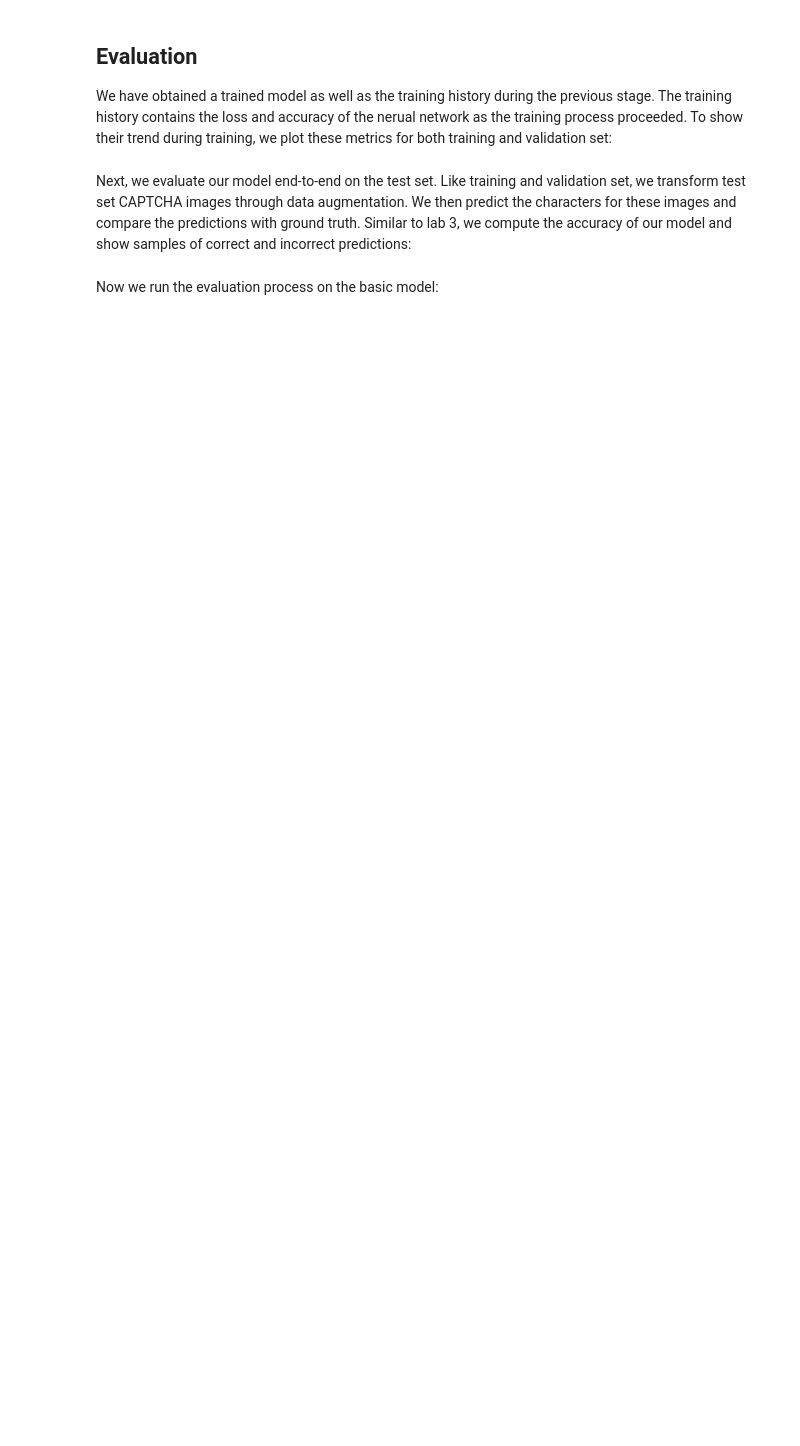
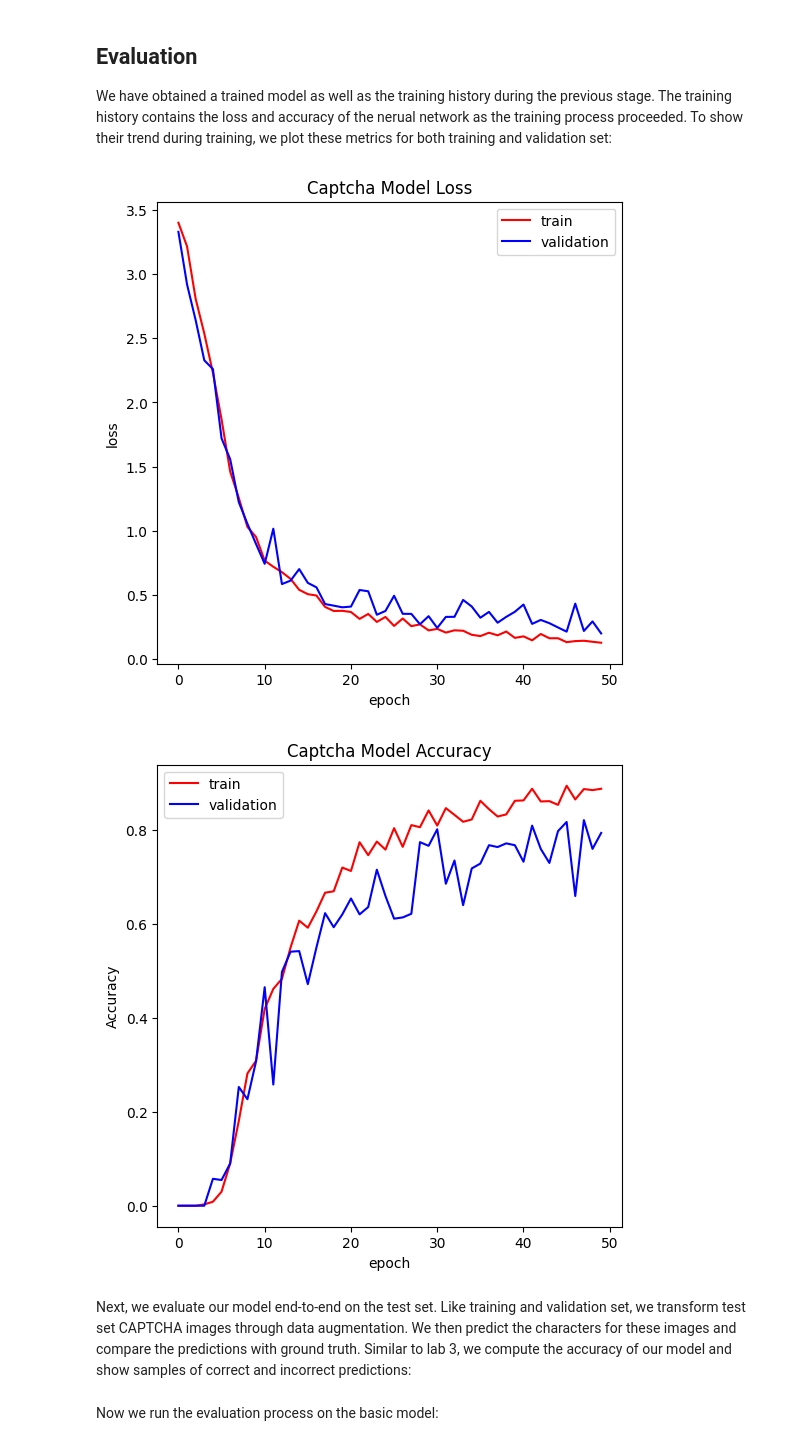
Before and after one commit to anderspearson206/EE467, a Jupyter notebook: assignment2/homework_2_student_20260121.ipynb, the cells around one changed output. Drawn from its saved outputs; the diff is of its cells as text; code cells hidden in the pictures; blank space fills up the shorter version.

```diff
--- a/assignment2/homework_2_student_20260121.ipynb
+++ b/assignment2/homework_2_student_20260121.ipynb
@@ -321,7 +321,7 @@ def train_model(model, optimizer, dataset_train, dataset_vali, batch_size=32, n_
     # Detect device from model parameters if not provided
     device = device or next(iter(model.parameters())).device
 
-    ## [ TODO ]
+    ## [  ]
     # 1) Create training data loader from `dataset_train` with shuffling enabled
     # 2) Create validation data loader from `dataset_vali`
     # (Note: set the batch size for both loaders)
@@ -343,7 +343,7 @@ def train_model(model, optimizer, dataset_train, dataset_vali, batch_size=32, n_
         print(f"Starting training epoch {i+1}/{n_epochs} ...")
         model.train()
         for captcha_images_batch, texts_class_indices_batch in tqdm(loader_train):
-            ## [ TODO ]
+            ## [  ]
             optimizer.zero_grad()
             # Complete the training inner loop:
             #
@@ -361,9 +361,11 @@ def train_model(model, optimizer, dataset_train, dataset_vali, batch_size=32, n_
             optimizer.step()
             # 6) Clear model gradients
             # 7) Accumulate loss and accuracy
+            loss_train += loss.detach().cpu()
+            acc_train += acc.detach().cpu()
             #    (Hint: Detach loss tensor before accumulation)
             #    (Hint: Move tensors to CPU for accumulation)
-            raise NotImplementedError
+            # raise NotImplementedError
 
         loss_train = (loss_train/len(loader_train)).item()
         acc_train = (acc_train/len(loader_train)).item()
@@ -379,15 +381,22 @@ def train_model(model, optimizer, dataset_train, dataset_vali, batch_size=32, n_
 
         print(f"Starting validation epoch {i+1}/{n_epochs} ...")
         for captcha_images_batch, texts_class_indices_batch in tqdm(loader_vali):
-            ## [ TODO ]
+            ## [  ]
             # Complete the validation inner loop:
             #
             # 1) Move images and labels to the target device
+            captcha_images_batch.to(device)
+            texts_class_indices_batch.to(device)
             # 2) Perform forward pass to get logits
+            pred = model(captcha_images_batch)
             # 3) Compute loss using `multi_char_loss` and accuracy using `multi_char_acc`
+            loss = multi_char_loss(pred, texts_class_indices_batch)
+            acc = multi_char_acc(pred, texts_class_indices_batch)
             # 4) Accumulate loss and accuracy (move tensors to CPU for accumulation)
+            loss_vali += loss.detach().cpu()
+            acc_vali += acc.detach().cpu()
             #    (Hint: Move tensors to CPU for accumulation)
-            raise NotImplementedError
+            # raise NotImplementedError
 
         loss_vali = (loss_vali/len(loader_vali)).item()
         acc_vali = (acc_vali/len(loader_vali)).item()
@@ -443,13 +493,39 @@ We have obtained a trained model as well as the training history during the prev
 # %%
 from matplotlib import pyplot as plt
 
-## [ TODO ]
+## [  ]
 # 1) Plot the loss of the model during training for both training set and validation set.
 #    (Hint: for history list of dicts, training loss is `history[epoch]["loss_train"]` and `history[epoch]["loss_vali"]`)
 # 2) Plot the accuracy of the model during training for both training set and validation set.
 #    (Hint: for history list of dicts, training accuracy is `history[epoch]["acc_train"]` and `history[epoch]["acc_vali"]`)
 #    (Note: plot all curves for the same metric on the same graph for comparison)
-raise NotImplementedError
+n_epochs = 50
+tl = [history_basic[epoch]["loss_train"] for epoch in range(n_epochs)]
+vl = [history_basic[epoch]["loss_vali"] for epoch in range(n_epochs)]
+ta = [history_basic[epoch]["acc_train"] for epoch in range(n_epochs)]
+va = [history_basic[epoch]["acc_vali"] for epoch in range(n_epochs)]
+
+plt.figure(figsize=(6, 6))
+plt.plot(tl, color='red')
+plt.plot(vl, color='blue')
+plt.xlabel("epoch")
+plt.ylabel("loss")
+plt.legend(['train', 'validation'])
+plt.title('Captcha Model Loss')
+plt.show()
+
+
+plt.figure(figsize=(6, 6))
+plt.plot(ta, color='red')
+plt.plot(va, color='blue')
+plt.xlabel("epoch")
+plt.ylabel("Accuracy")
+plt.title("Captcha Model Accuracy")
+plt.legend(['train', 'validation'])
+plt.show()
+# %% [output]
+[figure, added]
+[figure, added]
 # %% [markdown]
 Next, we evaluate our model end-to-end on the test set. Like training and validation set, we transform test set CAPTCHA images through data augmentation. We then predict the characters for these images and compare the predictions with ground truth. Similar to lab 3, we compute the accuracy of our model and show samples of correct and incorrect predictions:
 # %%
```
Also changed, not shown: parts of 11 cells of this notebook.
